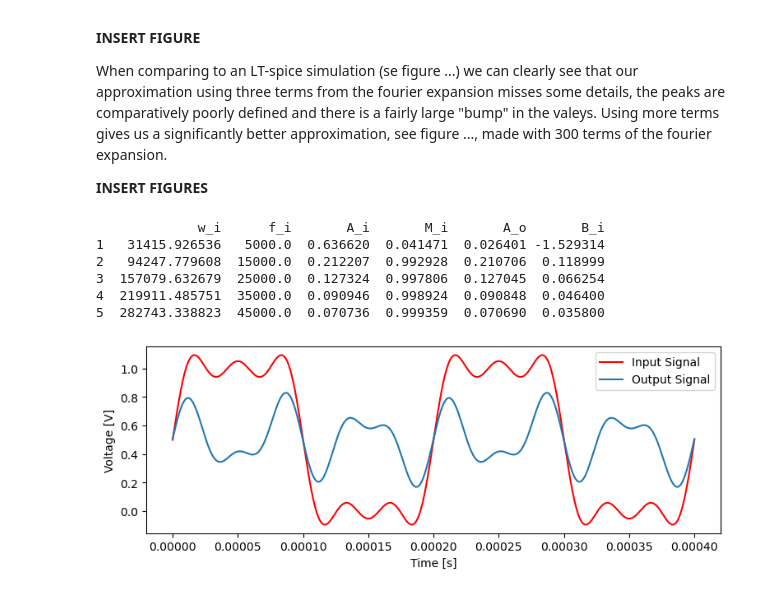
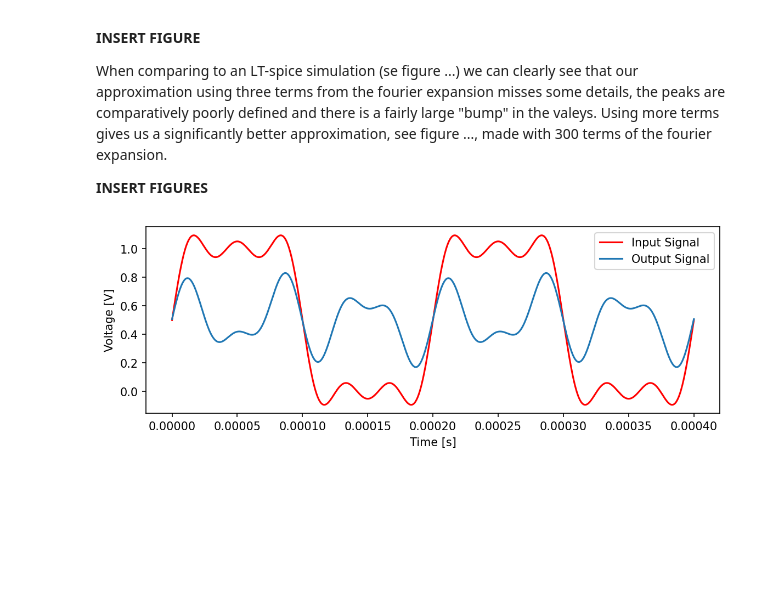
Before and after one commit to kr4ften/TransformProject, a Jupyter notebook: main.ipynb, the cells around one changed output. Cells and saved outputs as stored; diff of their text form; code cells hidden in the pictures; blank space fills up the shorter version.

```diff
--- a/main.ipynb
+++ b/main.ipynb
@@ -253,40 +263,34 @@ transferF = lambda s: np.polyval(numerator, s) / np.polyval(denominator, s)
 # Create dataframe with information about terms
 nterms = 5
 
 df = pd.DataFrame({'w_i' : (SwaveFrq(i) for i in range(1, nterms + 1)),
                    'f_i' : (SwaveFrq(i)/(2*np.pi) for i in range(1, nterms + 1)),
                    'A_i' : (SwaveAmp(i) for i in range(1, nterms + 1)),
                    'M_i': (np.absolute(transferF(1j*SwaveFrq(i))) for i in range(1, nterms + 1)),
                    'A_o': (SwaveAmp(i)*np.absolute(transferF(1j*SwaveFrq(i))) for i in range(1, nterms + 1)),
                    'B_i' : (np.angle(transferF(1j*SwaveFrq(i)), deg=False) for i in range(1, nterms + 1))},
                    index=[i for i in range(1, nterms + 1)])
-print(df)
+#print(df)
 
 # Preparing for plots
-nTerms = 3
+nTerms = 300
 maxTime = 0.0004
 
 InSine = lambda n, t : SwaveAmp(n) * np.sin(SwaveFrq(n) * t)
 OutSine = lambda n, t : SwaveAmp(n) * np.absolute(transferF(1j*SwaveFrq(n))) * np.sin(SwaveFrq(n) * t + np.angle(transferF(1j*SwaveFrq(n)), deg=False))
 
 tInput = np.linspace(0,maxTime,1000)
 
 # Plotting
-plt.figure(figsize=(9, 3), dpi=100)
+plt.figure(figsize=(9, 3), dpi=150)
 
 plt.plot(tInput, 0.5 + sum((InSine(k,tInput) for k in range(1,nTerms+1))), 'r', label='Input Signal')
 plt.plot(tInput, 0.5 + sum((OutSine(k,tInput) for k in range(1,nTerms+1))), label='Output Signal')
 
 plt.legend()
 plt.xlabel('Time [s]')
 plt.ylabel('Voltage [V]')
 #plt.grid()
 plt.show()
 # %% [output]
-             w_i      f_i       A_i       M_i       A_o       B_i
-1   31415.926536   5000.0  0.636620  0.041471  0.026401 -1.529314
-2   94247.779608  15000.0  0.212207  0.992928  0.210706  0.118999
-3  157079.632679  25000.0  0.127324  0.997806  0.127045  0.066254
-4  219911.485751  35000.0  0.090946  0.998924  0.090848  0.046400
-5  282743.338823  45000.0  0.070736  0.999359  0.070690  0.035800
-[figure, old version]
+[figure, new version]
```
Also changed, not shown: parts of 4 cells of this notebook.
